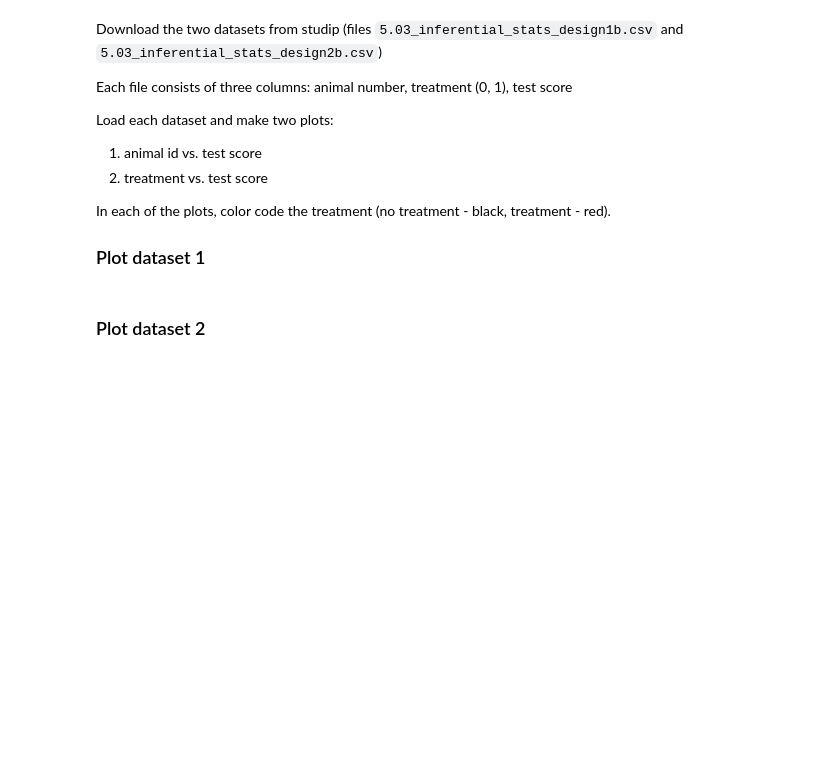
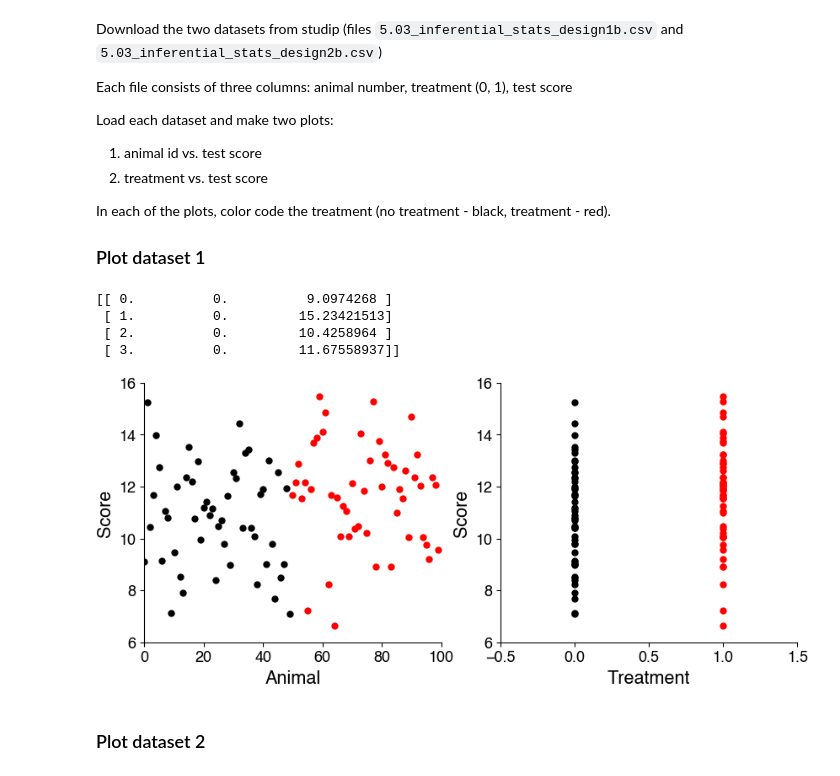
Before and after one commit to janclemenslab/neu715, a Jupyter notebook: docs/_sources/lectures/lecture 5/5.03_inferential_stats.ipynb, the cells around one changed output. Cells and saved outputs as stored; diff of their text form; code cells hidden in the pictures; blank space fills up the shorter version.

```diff
--- a/docs/_sources/lectures/lecture 5/5.03_inferential_stats.ipynb
+++ b/docs/_sources/lectures/lecture 5/5.03_inferential_stats.ipynb
@@ -19,6 +19,8 @@ Our task is now to determine whether the wonder drug really improves eye sight a
 import numpy as np
 import matplotlib.pyplot as plt
 import scipy
+
+plt.style.use('ncb.mplstyle')
 # %% [markdown]
 ## What do we need to know about the data to choose the correct statistical tests?
 We want to determine whether the treatment improves of eye sight.
@@ -78,2 +79,29 @@ In each of the plots, color code the treatment (no treatment - black, treatment
+# %%
+# your solution here
+ds1 = np.loadtxt('dat/5.03_inferential_stats_design1b.csv', delimiter=',')
+
+control = ds1[ds1[:,1]==0]
+experiment = ds1[ds1[:,1]==1]
+
+plt.figure(figsize=(10, 4))
+plt.subplot(121)
+plt.plot(control[:,0], control[:, 2], 'ok')
+plt.plot(experiment[:,0], experiment[:, 2], 'or')
+plt.xlabel('Animal')
+plt.ylabel('Score')
+
+plt.subplot(122)
+plt.plot(control[:,1], control[:, 2], 'ok')
+plt.plot(experiment[:,1], experiment[:, 2], 'or')
+plt.xlabel('Treatment')
+plt.ylabel('Score')
+plt.xlim(-0.5, 1.5)
+plt.show()
+# %% [output]
+[[ 0.          0.          9.0974268 ]
+ [ 1.          0.         15.23421513]
+ [ 2.          0.         10.4258964 ]
+ [ 3.          0.         11.67558937]]
+[figure, added]
 # %% [markdown]
 ### Plot dataset 2
```
Also changed, not shown: parts of 10 cells of this notebook, 15 other files.
